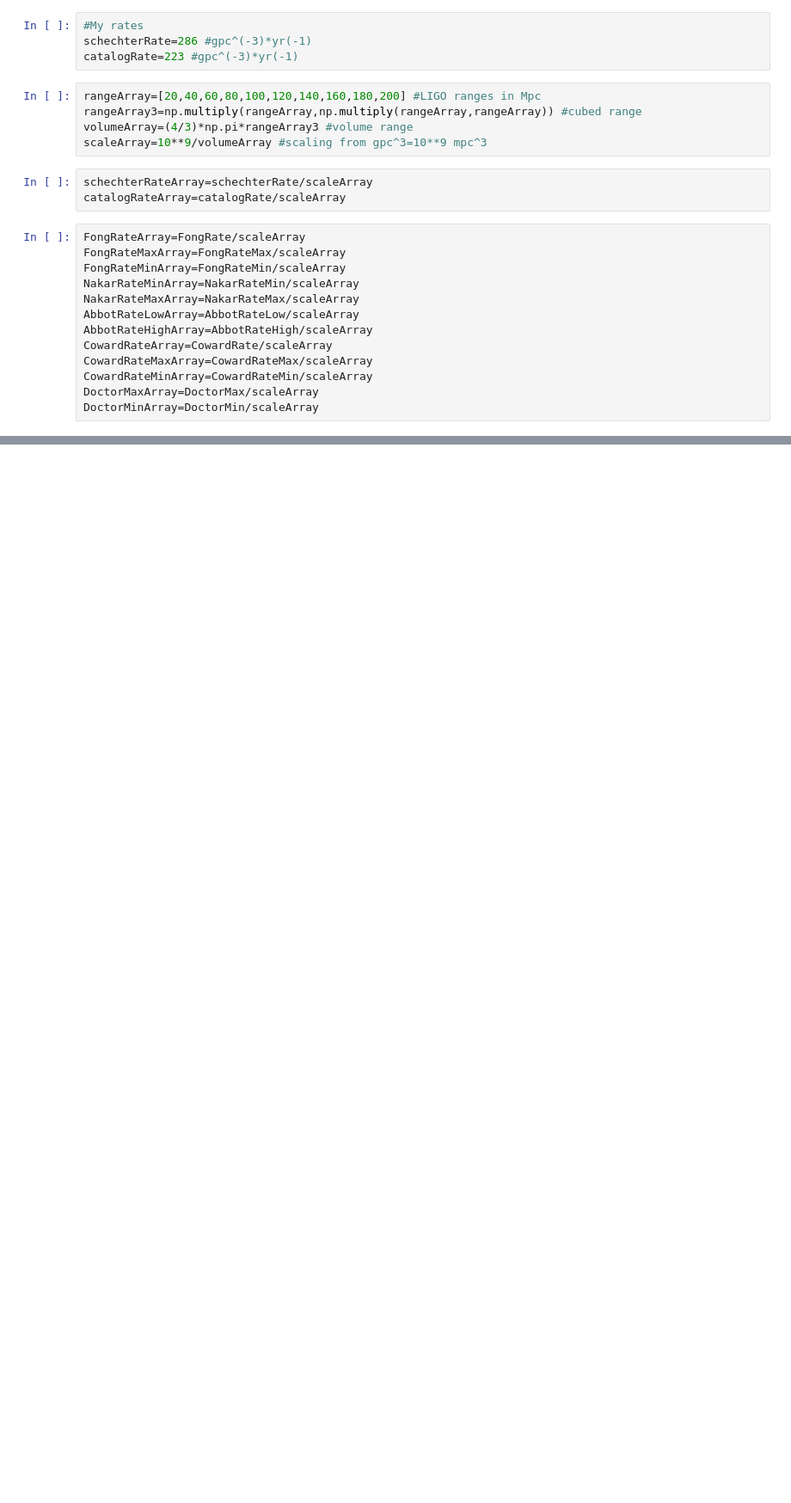
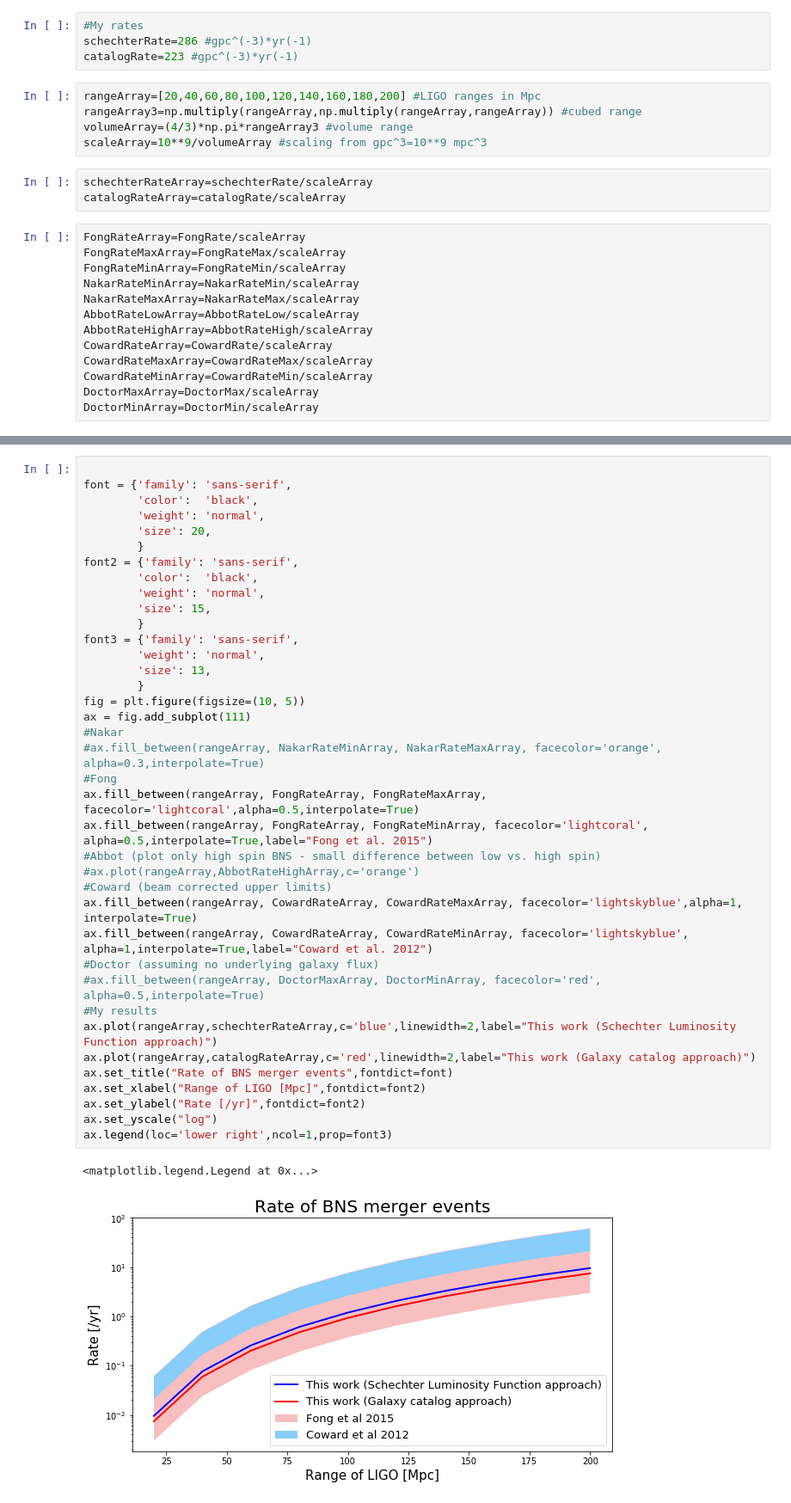
Before and after one commit to kperezsa/BNS-MergerRates, a Jupyter notebook: workVSliterature.ipynb, the cells around one changed output, grey strips where cells are left out. Shown at 86% size. Cells and saved outputs as stored; diff of their text form; blank space fills up the shorter version.

```diff
--- a/workVSliterature.ipynb
+++ b/workVSliterature.ipynb
@@ -85,0 +90,41 @@ ax.legend(loc=9,ncol=1)
+# %%
+
+font = {'family': 'sans-serif',
+        'color':  'black',
+        'weight': 'normal',
+        'size': 20,
+        }
+font2 = {'family': 'sans-serif',
+        'color':  'black',
+        'weight': 'normal',
+        'size': 15,
+        }
+font3 = {'family': 'sans-serif',
+        'weight': 'normal',
+        'size': 13,
+        }
+fig = plt.figure(figsize=(10, 5))
+ax = fig.add_subplot(111)
+#Nakar
+#ax.fill_between(rangeArray, NakarRateMinArray, NakarRateMaxArray, facecolor='orange', alpha=0.3,interpolate=True)
+#Fong
+ax.fill_between(rangeArray, FongRateArray, FongRateMaxArray, facecolor='lightcoral',alpha=0.5,interpolate=True)
+ax.fill_between(rangeArray, FongRateArray, FongRateMinArray, facecolor='lightcoral', alpha=0.5,interpolate=True,label="Fong et al. 2015")
+#Abbot (plot only high spin BNS - small difference between low vs. high spin)
+#ax.plot(rangeArray,AbbotRateHighArray,c='orange')
+#Coward (beam corrected upper limits)
+ax.fill_between(rangeArray, CowardRateArray, CowardRateMaxArray, facecolor='lightskyblue',alpha=1, interpolate=True)
+ax.fill_between(rangeArray, CowardRateArray, CowardRateMinArray, facecolor='lightskyblue', alpha=1,interpolate=True,label="Coward et al. 2012")
+#Doctor (assuming no underlying galaxy flux)
+#ax.fill_between(rangeArray, DoctorMaxArray, DoctorMinArray, facecolor='red', alpha=0.5,interpolate=True)
+#My results
+ax.plot(rangeArray,schechterRateArray,c='blue',linewidth=2,label="This work (Schechter Luminosity Function approach)")
+ax.plot(rangeArray,catalogRateArray,c='red',linewidth=2,label="This work (Galaxy catalog approach)")
+ax.set_title("Rate of BNS merger events",fontdict=font)
+ax.set_xlabel("Range of LIGO [Mpc]",fontdict=font2)
+ax.set_ylabel("Rate [/yr]",fontdict=font2)
+ax.set_yscale("log")
+ax.legend(loc='lower right',ncol=1,prop=font3)
+# %% [output]
+<matplotlib.legend.Legend at 0x...>
+[figure, added]
```
Also changed, not shown: parts of 1 cell of this notebook, 1 other file.
